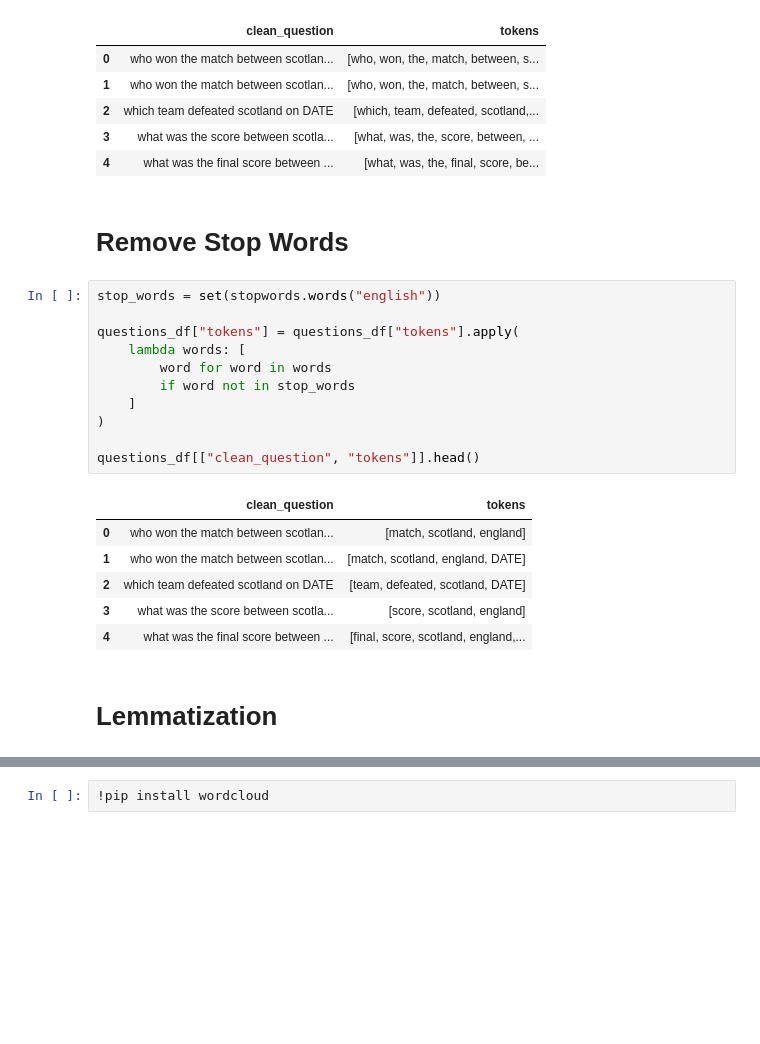
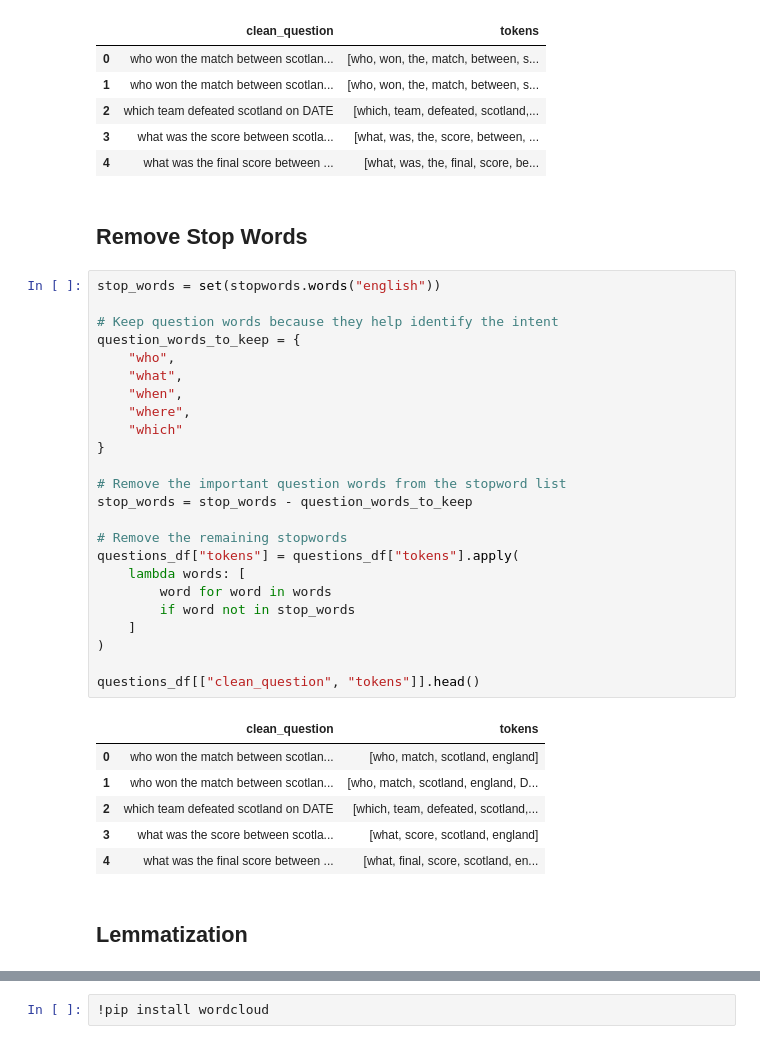
Before and after one commit to eshan14git/football-qa-nlp, a Jupyter notebook: notebooks/Disa_Football_NLQA_Project.ipynb, the cells around one changed output, grey strips where cells are left out. Drawn from its saved outputs; the diff is of its cells as text; blank space fills up the shorter version.

```diff
--- a/notebooks/Disa_Football_NLQA_Project.ipynb
+++ b/notebooks/Disa_Football_NLQA_Project.ipynb
@@ -503,27 +503,40 @@ questions_df[["clean_question", "tokens"]].head()
 | 3 | what was the score between scotla... | [what, was, the, score, between, ... |
 | 4 | what was the final score between ... | [what, was, the, final, score, be... |
 # %% [markdown]
-# Remove Stop Words
+## Remove Stop Words
 # %%
 stop_words = set(stopwords.words("english"))
 
+# Keep question words because they help identify the intent
+question_words_to_keep = {
+    "who",
+    "what",
+    "when",
+    "where",
+    "which"
+}
+
+# Remove the important question words from the stopword list
+stop_words = stop_words - question_words_to_keep
+
+# Remove the remaining stopwords
 questions_df["tokens"] = questions_df["tokens"].apply(
     lambda words: [
         word for word in words
         if word not in stop_words
     ]
 )
 
 questions_df[["clean_question", "tokens"]].head()
 # %% [output]
 |  | clean_question | tokens |
-| 0 | who won the match between scotlan... | [match, scotland, england] |
-| 1 | who won the match between scotlan... | [match, scotland, england, DATE] |
-| 2 | which team defeated scotland on DATE | [team, defeated, scotland, DATE] |
-| 3 | what was the score between scotla... | [score, scotland, england] |
-| 4 | what was the final score between ... | [final, score, scotland, england,... |
+| 0 | who won the match between scotlan... | [who, match, scotland, england] |
+| 1 | who won the match between scotlan... | [who, match, scotland, england, D... |
+| 2 | which team defeated scotland on DATE | [which, team, defeated, scotland,... |
+| 3 | what was the score between scotla... | [what, score, scotland, england] |
+| 4 | what was the final score between ... | [what, final, score, scotland, en... |
 # %% [markdown]
-# Lemmatization
+## Lemmatization
 # %%
 lemmatizer = WordNetLemmatizer()
 
```
Also changed, not shown: parts of 114 cells of this notebook.
